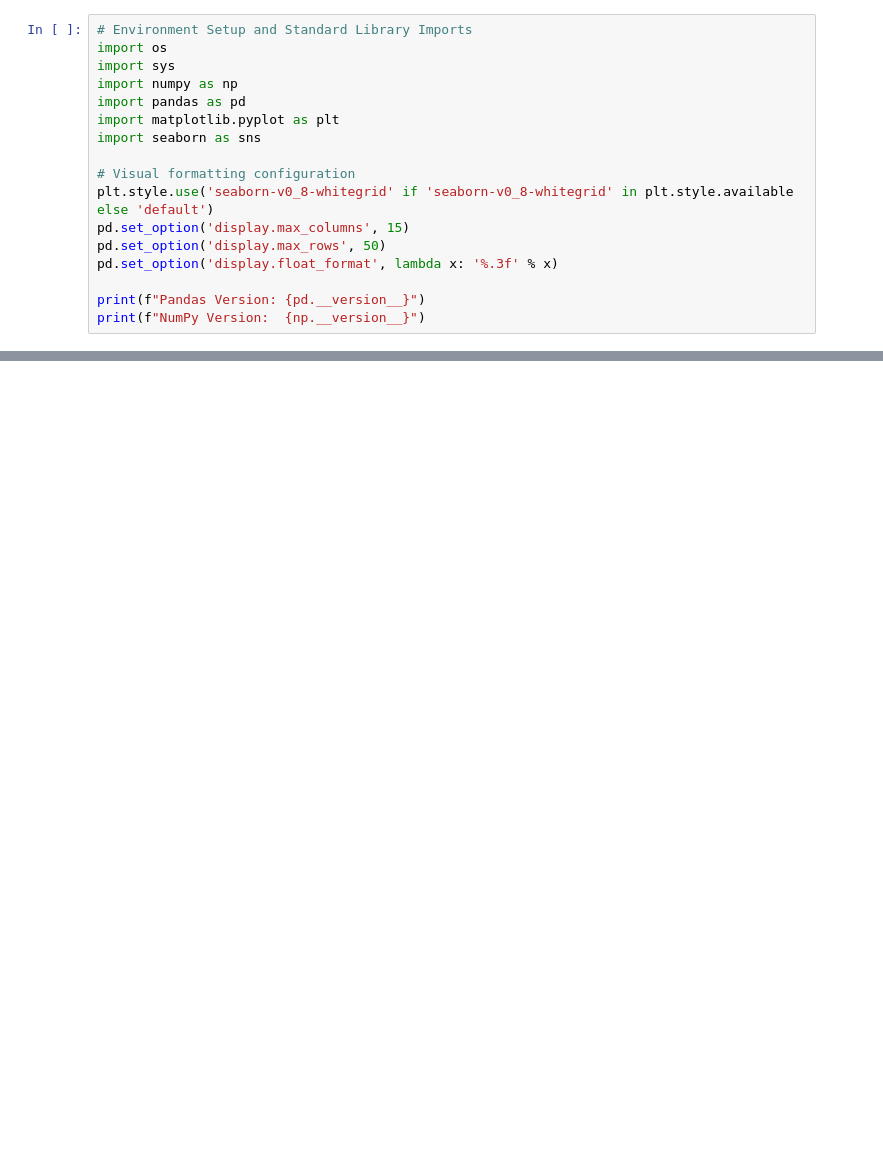
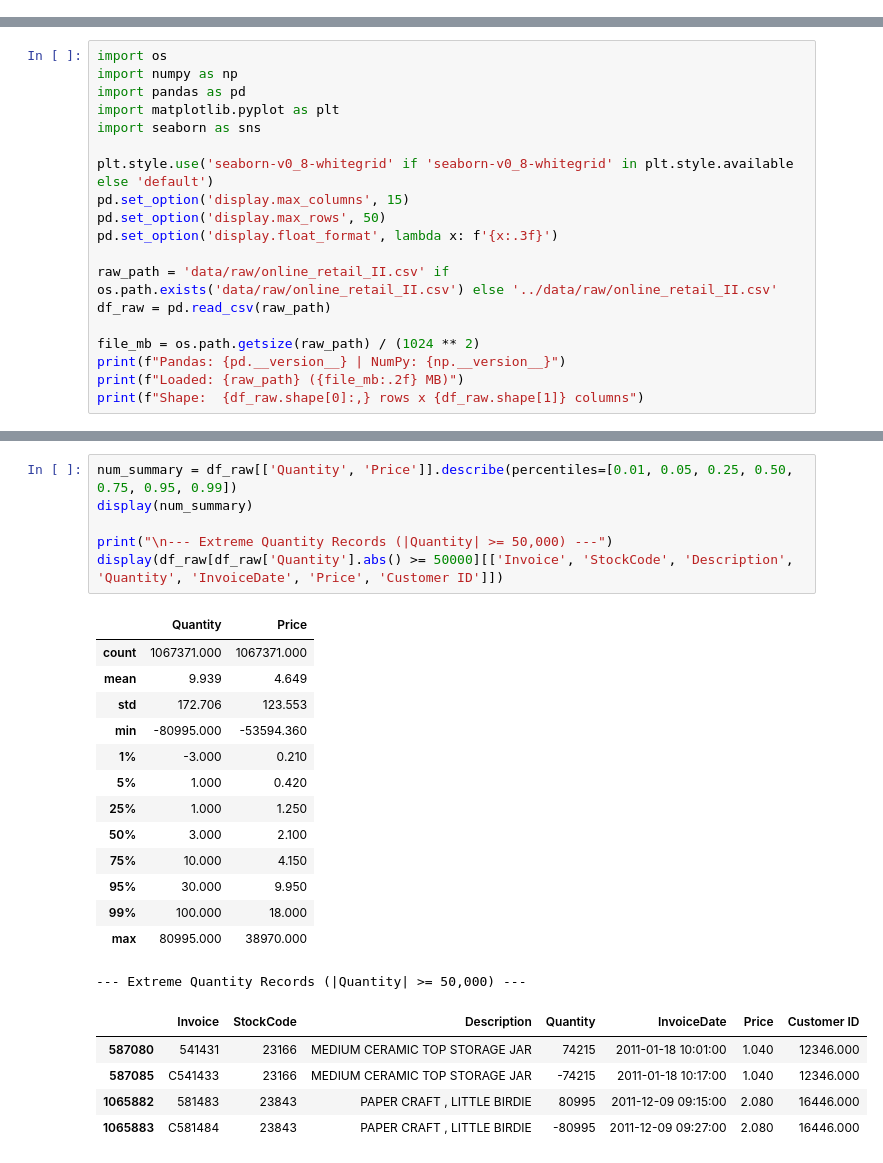
Before and after one commit to ankit-singh09/Retail-Ecommerce--CSCP, a Jupyter notebook: notebooks/1.0-eda.ipynb, the cells around one changed output, grey strips where cells are left out. Saved outputs shown, nothing was run; the diff lists cells and outputs as text; blank space fills up the shorter version.

Commit message:
Refine raw data audit in 1.0-eda.ipynb with exact verified metrics and charts

```diff
--- a/notebooks/1.0-eda.ipynb
+++ b/notebooks/1.0-eda.ipynb
@@ -46,17 +0,0 @@ Under the **Axlero Data Analytics (DA) PRD**, the core evaluation criteria for t
-# %%
-# Environment Setup and Standard Library Imports
-import os
-import sys
-import numpy as np
-import pandas as pd
-import matplotlib.pyplot as plt
-import seaborn as sns
-
-# Visual formatting configuration
-plt.style.use('seaborn-v0_8-whitegrid' if 'seaborn-v0_8-whitegrid' in plt.style.available else 'default')
-pd.set_option('display.max_columns', 15)
-pd.set_option('display.max_rows', 50)
-pd.set_option('display.float_format', lambda x: '%.3f' % x)
-
-print(f"Pandas Version: {pd.__version__}")
-print(f"NumPy Version:  {np.__version__}")
@@ -450,0 +31,19 @@ Based on the evidence uncovered in this raw data audit, here is the structured p
+# %%
+import os
+import numpy as np
+import pandas as pd
+import matplotlib.pyplot as plt
+import seaborn as sns
+
+plt.style.use('seaborn-v0_8-whitegrid' if 'seaborn-v0_8-whitegrid' in plt.style.available else 'default')
+pd.set_option('display.max_columns', 15)
+pd.set_option('display.max_rows', 50)
+pd.set_option('display.float_format', lambda x: f'{x:.3f}')
+
+raw_path = 'data/raw/online_retail_II.csv' if os.path.exists('data/raw/online_retail_II.csv') else '../data/raw/online_retail_II.csv'
+df_raw = pd.read_csv(raw_path)
+
+file_mb = os.path.getsize(raw_path) / (1024 ** 2)
+print(f"Pandas: {pd.__version__} | NumPy: {np.__version__}")
+print(f"Loaded: {raw_path} ({file_mb:.2f} MB)")
+print(f"Shape:  {df_raw.shape[0]:,} rows x {df_raw.shape[1]} columns")
@@ -450,0 +117,26 @@ Based on the evidence uncovered in this raw data audit, here is the structured p
+# %%
+num_summary = df_raw[['Quantity', 'Price']].describe(percentiles=[0.01, 0.05, 0.25, 0.50, 0.75, 0.95, 0.99])
+display(num_summary)
+
+print("\n--- Extreme Quantity Records (|Quantity| >= 50,000) ---")
+display(df_raw[df_raw['Quantity'].abs() >= 50000][['Invoice', 'StockCode', 'Description', 'Quantity', 'InvoiceDate', 'Price', 'Customer ID']])
+# %% [output]
+|  | Quantity | Price |
+| count | 1067371.000 | 1067371.000 |
+| mean | 9.939 | 4.649 |
+| std | 172.706 | 123.553 |
+| min | -80995.000 | -53594.360 |
+| 1% | -3.000 | 0.210 |
+| 5% | 1.000 | 0.420 |
+| 25% | 1.000 | 1.250 |
+| 50% | 3.000 | 2.100 |
+| 75% | 10.000 | 4.150 |
+| 95% | 30.000 | 9.950 |
+| 99% | 100.000 | 18.000 |
+| max | 80995.000 | 38970.000 |
+--- Extreme Quantity Records (|Quantity| >= 50,000) ---
+|  | Invoice | StockCode | Description | Quantity | InvoiceDate | Price | Customer ID |
+| 587080 | 541431 | 23166 | MEDIUM CERAMIC TOP STORAGE JAR | 74215 | 2011-01-18 10:01:00 | 1.040 | 12346.000 |
+| 587085 | C541433 | 23166 | MEDIUM CERAMIC TOP STORAGE JAR | -74215 | 2011-01-18 10:17:00 | 1.040 | 12346.000 |
+| 1065882 | 581483 | 23843 | PAPER CRAFT , LITTLE BIRDIE | 80995 | 2011-12-09 09:15:00 | 2.080 | 16446.000 |
+| 1065883 | C581484 | 23843 | PAPER CRAFT , LITTLE BIRDIE | -80995 | 2011-12-09 09:27:00 | 2.080 | 16446.000 |
```
Also changed, not shown: parts of 52 cells of this notebook.
